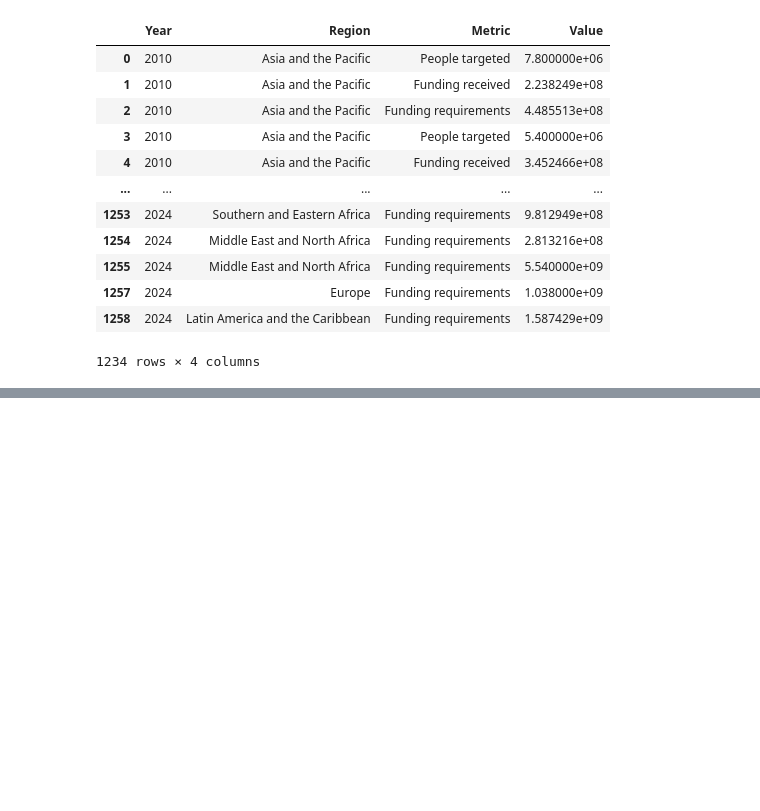
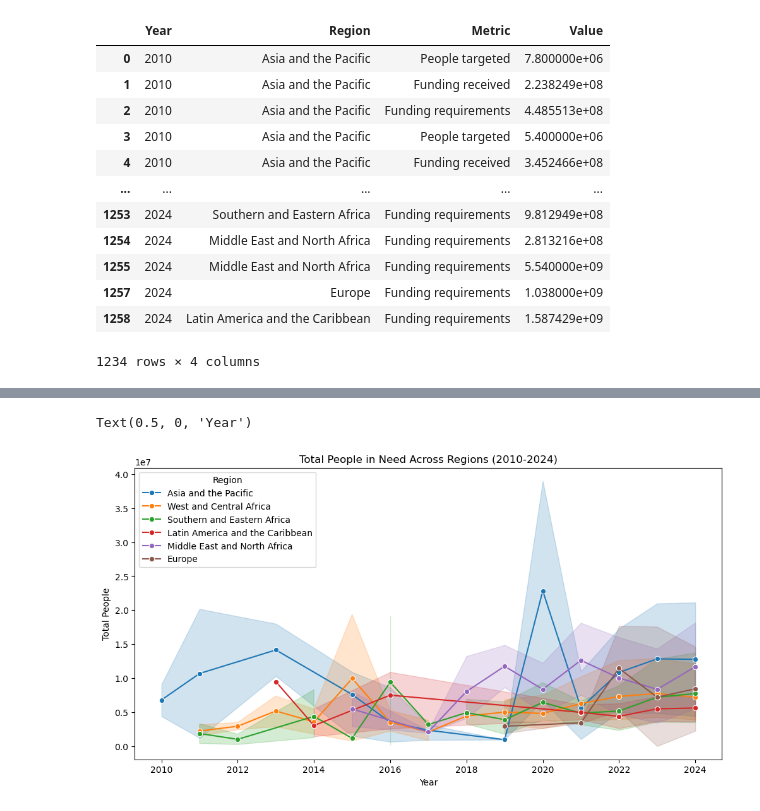
Before and after one commit to Zyjones/Crisis---Humanitarian-Needs-EDA, a Jupyter notebook: Notebooks/EDA/HachemingC_EDA.ipynb, the cells around one changed output, grey strips where cells are left out. Saved outputs shown, nothing was run; the diff lists cells and outputs as text; code cells hidden in the pictures; blank space fills up the shorter version.

```diff
--- a/Notebooks/EDA/HachemingC_EDA.ipynb
+++ b/Notebooks/EDA/HachemingC_EDA.ipynb
@@ -264,0 +332,11 @@ regional_people_in_need = new_df[new_df["Metric"] == "People in need"]
+# %%
+#Plot line graph to show change in people in need over time
+plt.figure(figsize=(12, 6))
+sns.lineplot(data=regional_people_in_need, x="Year", y="People in Need", hue="Region", marker="o")
+
+plt.title("Total People in Need Across Regions (2010-2024)")
+plt.ylabel("Total People")
+plt.xlabel("Year")
+# %% [output]
+Text(0.5, 0, 'Year')
+[figure, added]
```
Also changed, not shown: parts of 36 cells of this notebook.
